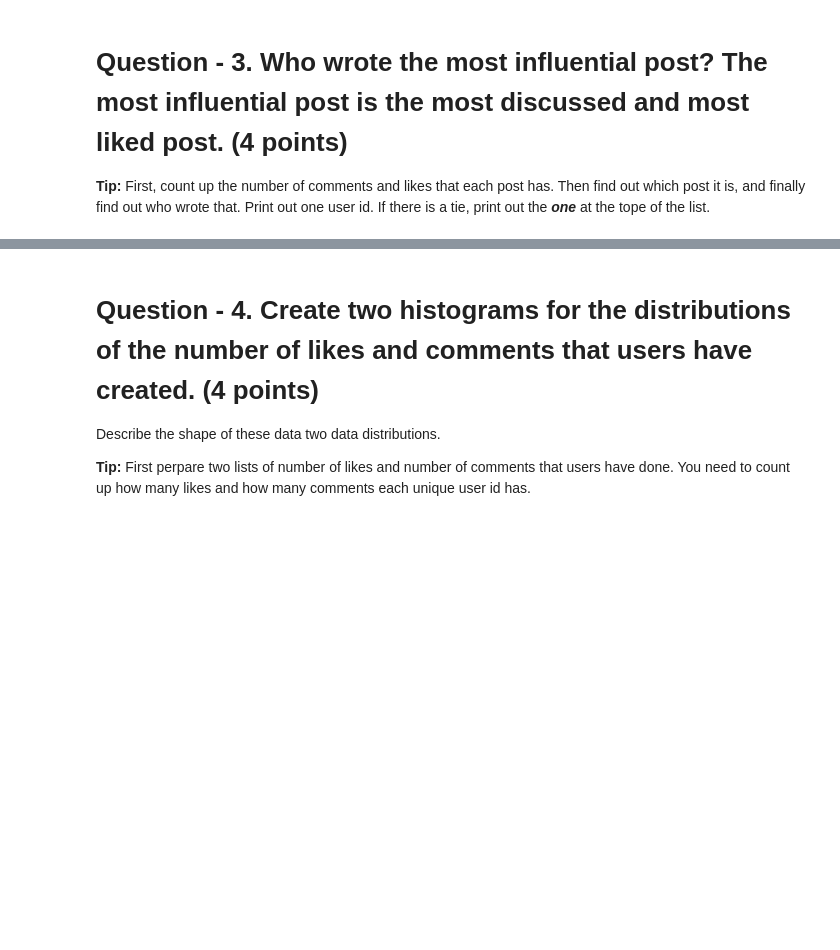
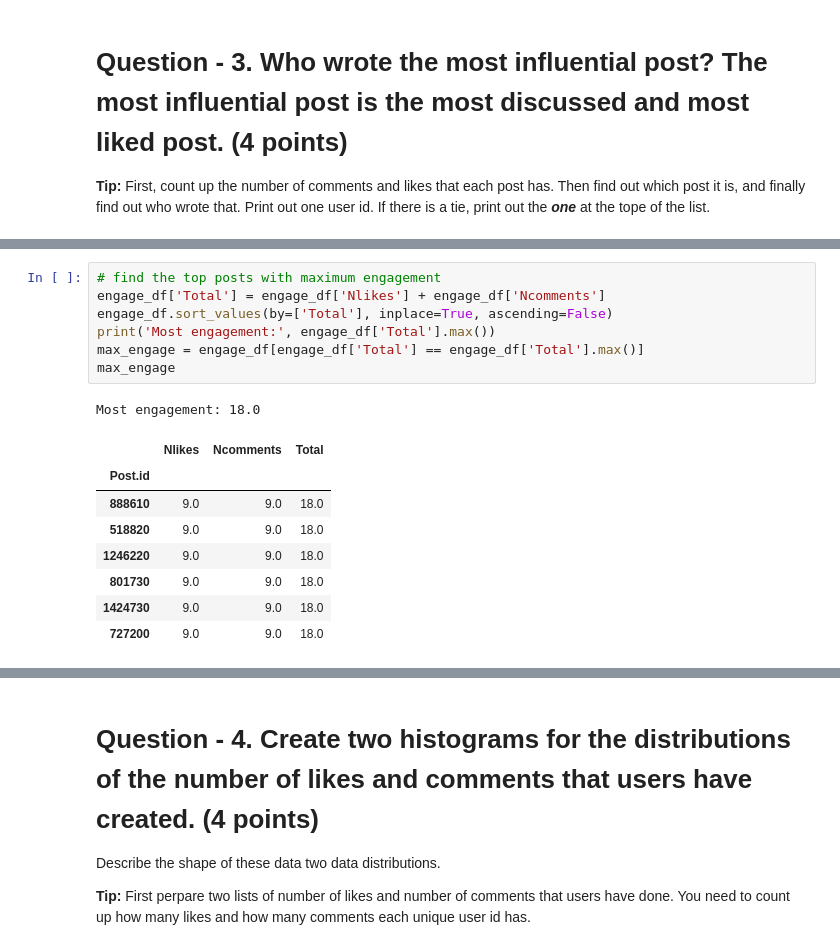
Before and after one commit to BictorFonseca/DataAnalysis, a Jupyter notebook: 329e_HW2 (1).ipynb, the cells around one changed output, grey strips where cells are left out. Drawn from its saved outputs; the diff is of its cells as text; blank space fills up the shorter version.

```diff
--- a/329e_HW2 (1).ipynb
+++ b/329e_HW2 (1).ipynb
@@ -142,0 +213,17 @@ If there is a tie, print out the ***one***  at the tope of the list.
+# %%
+# find the top posts with maximum engagement
+engage_df['Total'] = engage_df['Nlikes'] + engage_df['Ncomments']
+engage_df.sort_values(by=['Total'], inplace=True, ascending=False)
+print('Most engagement:', engage_df['Total'].max())
+max_engage = engage_df[engage_df['Total'] == engage_df['Total'].max()]
+max_engage
+# %% [output]
+Most engagement: 18.0
+|  | Nlikes | Ncomments | Total |
+| Post.id |  |  |  |
+| 888610 | 9.0 | 9.0 | 18.0 |
+| 518820 | 9.0 | 9.0 | 18.0 |
+| 1246220 | 9.0 | 9.0 | 18.0 |
+| 801730 | 9.0 | 9.0 | 18.0 |
+| 1424730 | 9.0 | 9.0 | 18.0 |
+| 727200 | 9.0 | 9.0 | 18.0 |
```
Also changed, not shown: parts of 12 cells of this notebook.
